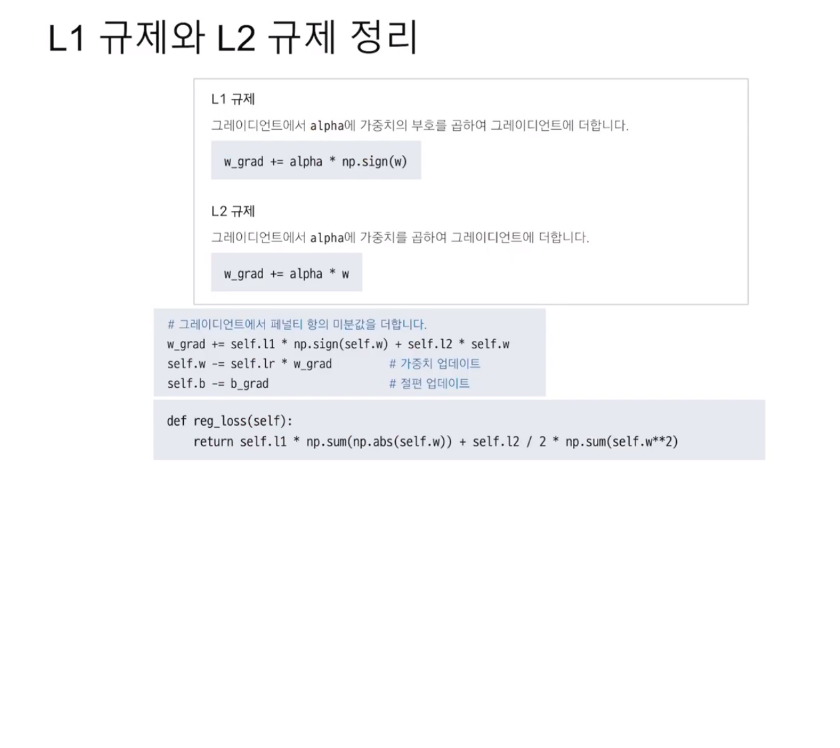
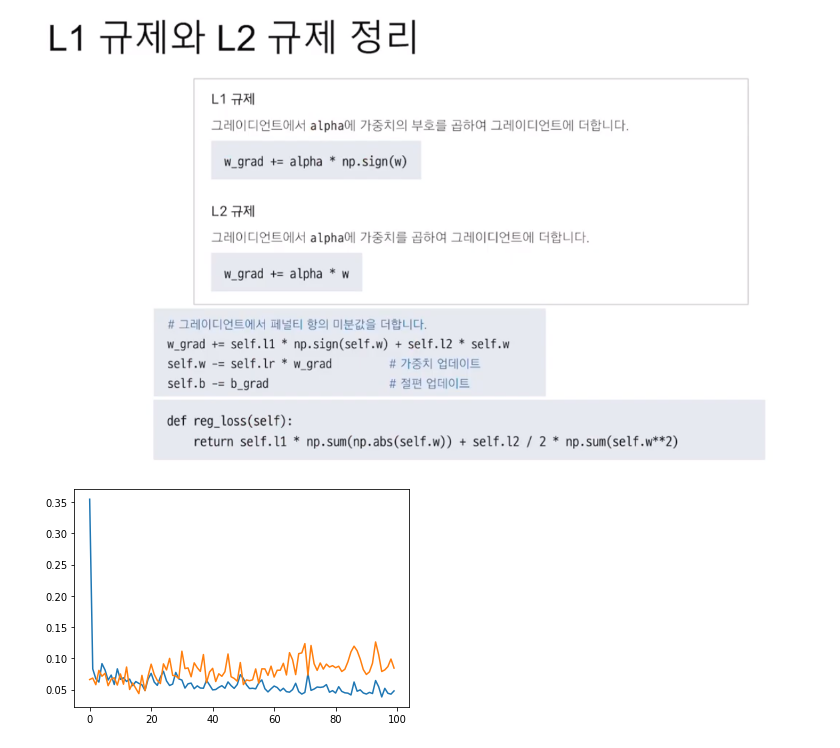
Before and after one commit to nejukmaster/Do-it-ML, a Jupyter notebook: 5장 훈련 최적화.ipynb, the cells around one changed output. Saved outputs shown, nothing was run; the diff lists cells and outputs as text; code cells hidden in the pictures; blank space fills up the shorter version.

```diff
--- a/5장 훈련 최적화.ipynb
+++ b/5장 훈련 최적화.ipynb
@@ -336,6 +336,9 @@ class SingleLayer:
                 a = self.activation(z)
                 err = -(y[i] - a)
                 w_grad, b_grad = self.backprop(x[i], err)
+                #L1규제의 페널티항의 가중치에 대한 미분값과 L2규제의 페널티항의 가중치에대한 미분값을 가중치 변화율에 더해준다.
+                #l1과 l2는 각각 규제의 정도에 따른 하이퍼 파라미터
+                w_grad += self.l1 * np.sign(self.w) + self.l2 * self.w
                 self.w -= self.learning_rate*w_grad
                 self.w_history.append(self.w.copy())
                 self.b -= self.learning_rate*b_grad
@@ -349,8 +352,13 @@ class SingleLayer:
               a = self.activation(z)
               err = -(_y[i] - a)
               a = np.clip(a, 1e-10, 1-1e-10)
-              val_loss += -(_y[i]*np.log(a)+(1-_y[i])*np.log(1-a))
+              val_loss += -(_y[i]*np.log(a)+(1-_y[i])*np.log(1-a)) + self.reg_loss()
             self.val_losses.append(val_loss/len(_y))
+
+    #규제손실
+    #규제의 손실값은 각 페널티항을 더하여 구한다.
+    def reg_loss(self):
+      return self.l1 * np.sum(np.abs(self.w)) + self.l2/2 * np.sum(np.abs(self.w**2))
 
     def predict(self, x):
         z = [self.forpass(x_i) for x_i in x]
@@ -358,3 +366,14 @@ class SingleLayer:
 
     def score(self, x, y):
         return np.mean(self.predict(x) == y)
+# %%
+layer5 = SingleLayer()
+layer5.l1 = 0.0001 #L1규제
+layer5.fit(x_train_scaled, y_train, x_val_scaled, y_val)
+# %%
+plt.plot(layer5.losses)
+plt.plot(layer5.val_losses)
+plt.show()
+#규제가 너무 적게 들어가면 모델이 이전보다 더 과대적합 되는 것을 볼 수 있다.
+# %% [output]
+[figure, added]
```
Also changed, not shown: parts of 4 cells of this notebook.
